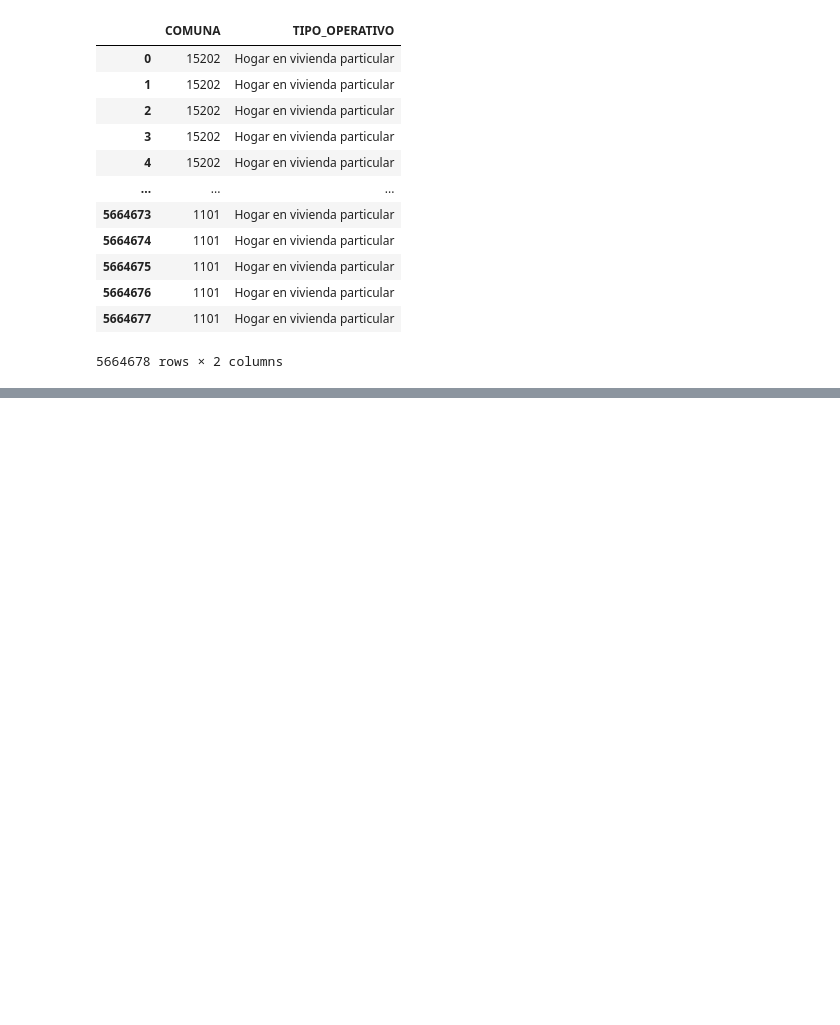
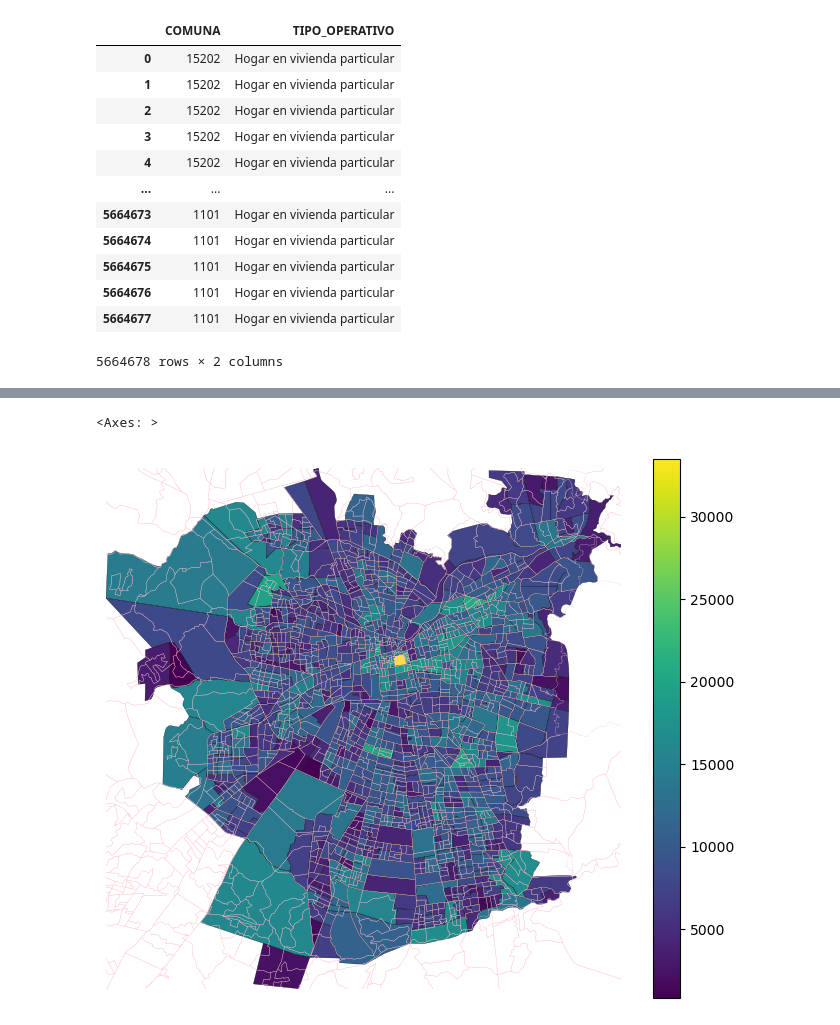
Before and after one commit to zorzalerrante/aves, a Jupyter notebook: pruebas.ipynb, the cells around one changed output, grey strips where cells are left out. Cells and saved outputs as stored; diff of their text form; code cells hidden in the pictures; blank space fills up the shorter version.

```diff
--- a/pruebas.ipynb
+++ b/pruebas.ipynb
@@ -106,0 +753,16 @@ df_p
+# %%
+viviendas = merged_zoning.groupby('id').agg({'NVIV': 'count'})
+# %%
+grouped_data_geo = zona777.merge(viviendas, left_on='id', right_index=True)
+
+
+fig, ax = figure_from_geodataframe(zona777, height=7)
+
+# contexto
+#comunas_urbanas.plot(ax=ax, facecolor='none', edgecolor='#abacab', zorder=1)
+grouped_data_geo.plot(ax=ax,column='NVIV', cmap='viridis', legend=True)
+censo_zoning_13.plot(ax=ax, facecolor='none', edgecolor='pink', zorder=2, linewidth=0.2)
+zona777.plot(ax=ax, facecolor='none', edgecolor='black', zorder=1, linewidth=0.2)
+# %% [output]
+<Axes: >
+[figure, added]
```
Also changed, not shown: parts of 67 cells of this notebook, 1 other file.
